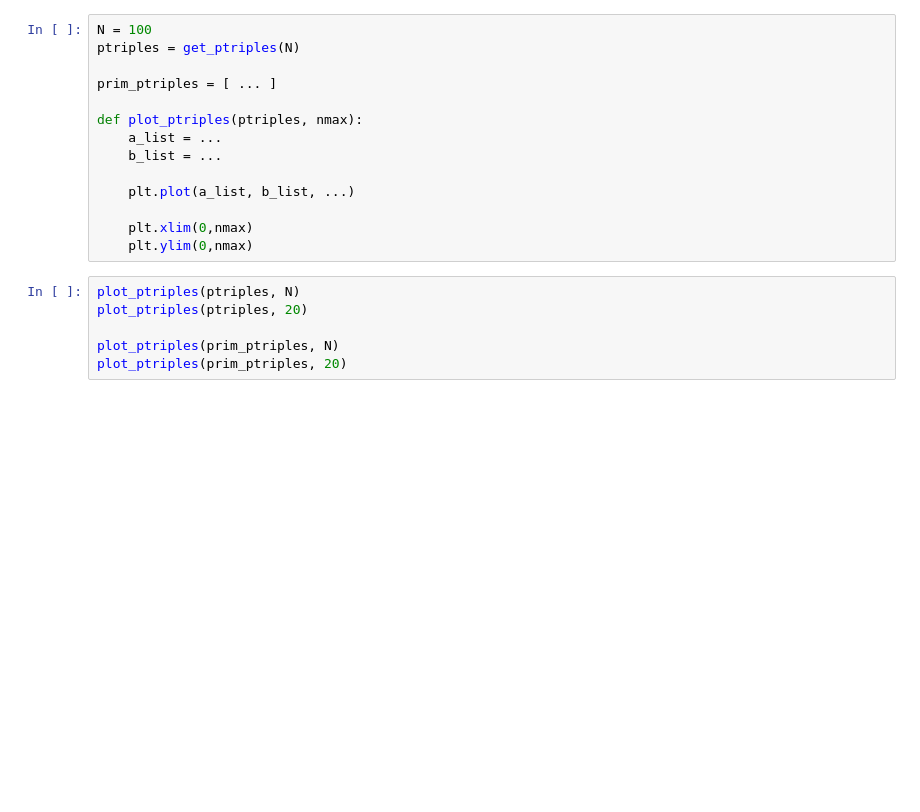
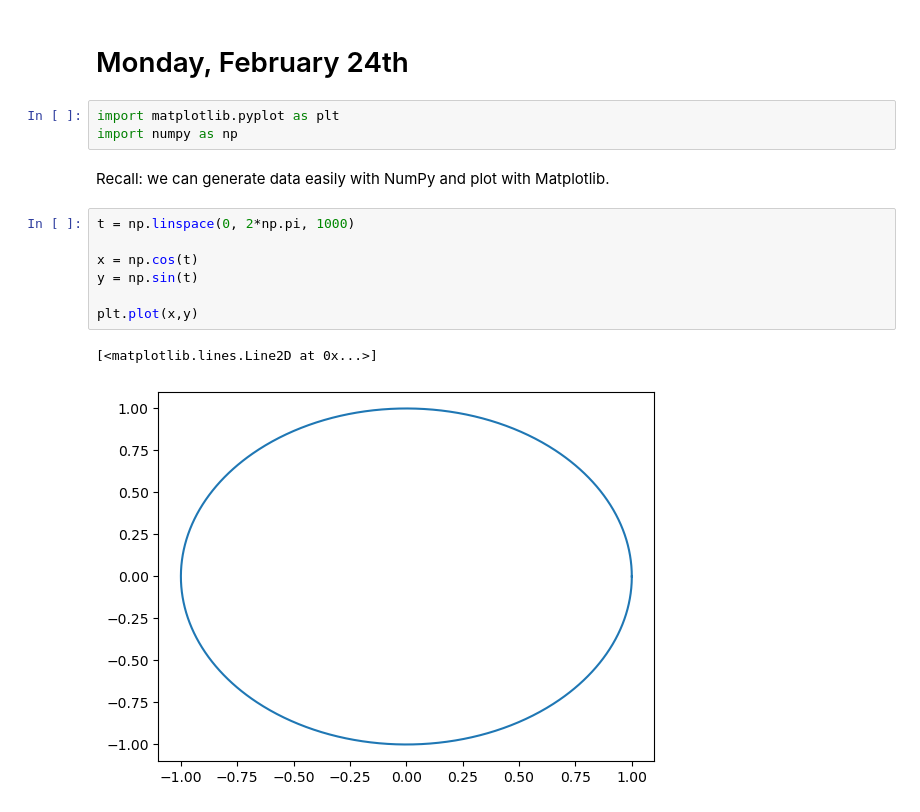
Before and after one commit to jllottes/jllottes.github.io, a Jupyter notebook: _static/weekly_notebooks/week06_notebook.ipynb, the cells around one changed output. Drawn from its saved outputs; the diff is of its cells as text; blank space fills up the shorter version.

```diff
--- a/_static/weekly_notebooks/week06_notebook.ipynb
+++ b/_static/weekly_notebooks/week06_notebook.ipynb
@@ -574,20 +1,17 @@ my_plot(x,y,-.05,.05)
-# %%
-N = 100
-ptriples = get_ptriples(N)
-
-prim_ptriples = [ ... ]
-
-def plot_ptriples(ptriples, nmax):
-    a_list = ...
-    b_list = ...
-
-    plt.plot(a_list, b_list, ...)
-
-    plt.xlim(0,nmax)
-    plt.ylim(0,nmax)
-# %%
-plot_ptriples(ptriples, N)
-plot_ptriples(ptriples, 20)
-
-plot_ptriples(prim_ptriples, N)
-plot_ptriples(prim_ptriples, 20)
+# %% [markdown]
+# Monday, February 24th
+# %%
+import matplotlib.pyplot as plt
+import numpy as np
+# %% [markdown]
+Recall: we can generate data easily with NumPy and plot with Matplotlib.
+# %%
+t = np.linspace(0, 2*np.pi, 1000)
+
+x = np.cos(t)
+y = np.sin(t)
+
+plt.plot(x,y)
+# %% [output]
+[<matplotlib.lines.Line2D at 0x...>]
+[figure, added]
```
Also changed, not shown: parts of 128 cells of this notebook, 9 other files.
